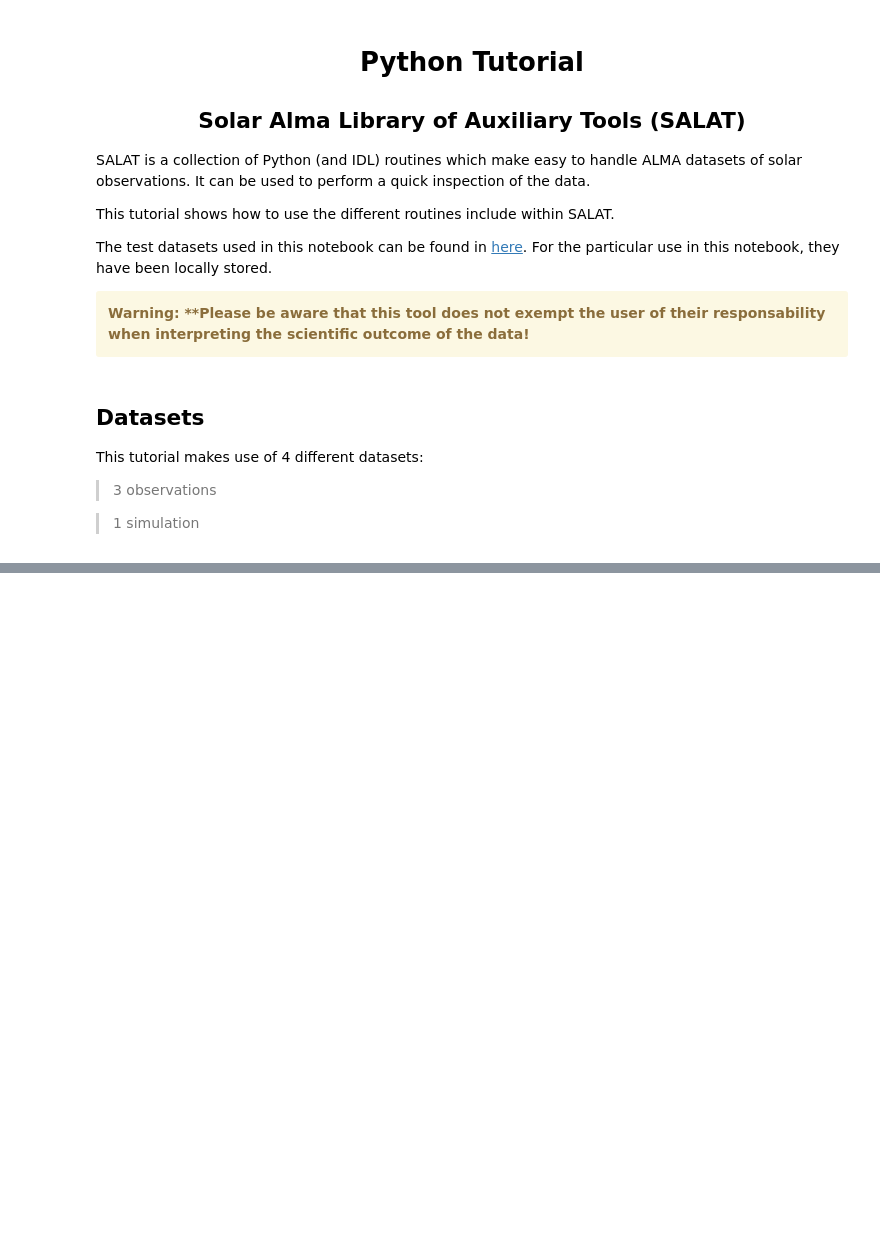
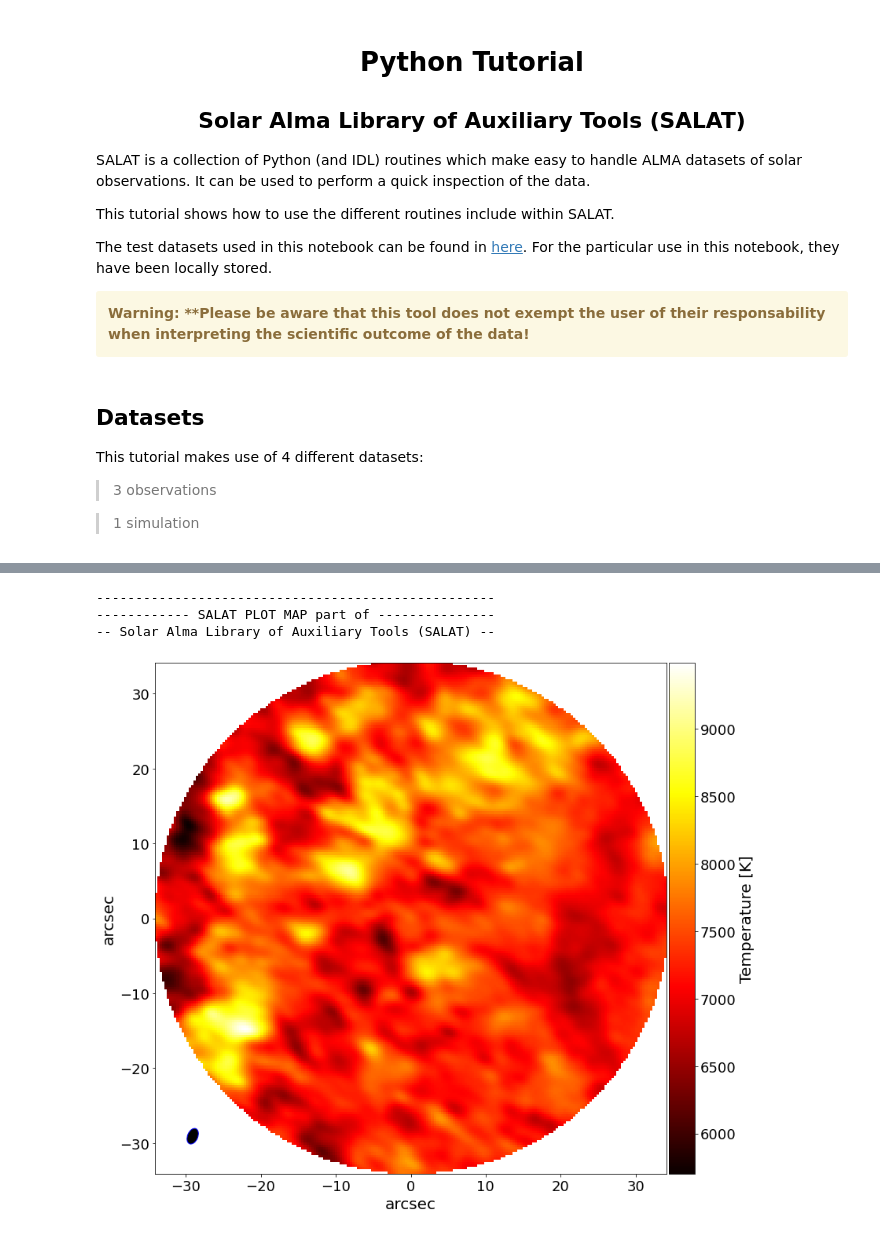
Before and after one commit to SolarAlma/SALAT, a Jupyter notebook: Python/SALAT_python_tutorial.ipynb, the cells around one changed output, grey strips where cells are left out. Drawn from its saved outputs; the diff is of its cells as text; code cells hidden in the pictures; blank space fills up the shorter version.

```diff
--- a/Python/SALAT_python_tutorial.ipynb
+++ b/Python/SALAT_python_tutorial.ipynb
@@ -80,0 +82,4 @@ datastats = sst.salat_stats(almacube1,Histogram=True,)
+# %%
+#FITS header is read and pass to a Class structure with new meaningful keywords
+hdrmk = salat.salat_read_header(file1,ALL=False,ORIGINAL=False,)
+hdrmk
@@ -80,0 +189,7 @@ datastats = sst.salat_stats(almacube1,Histogram=True,)
+# %%
+salat.salat_plot_map(almacube1,pxsize=hdrmk.pixel_size,beam=[beammajor1,beamminor1,beamangle1])
+# %% [output]
+---------------------------------------------------
+------------ SALAT PLOT MAP part of ---------------
+-- Solar Alma Library of Auxiliary Tools (SALAT) --
+[figure, added]
```
Also changed, not shown: parts of 40 cells of this notebook, 4 other files.
